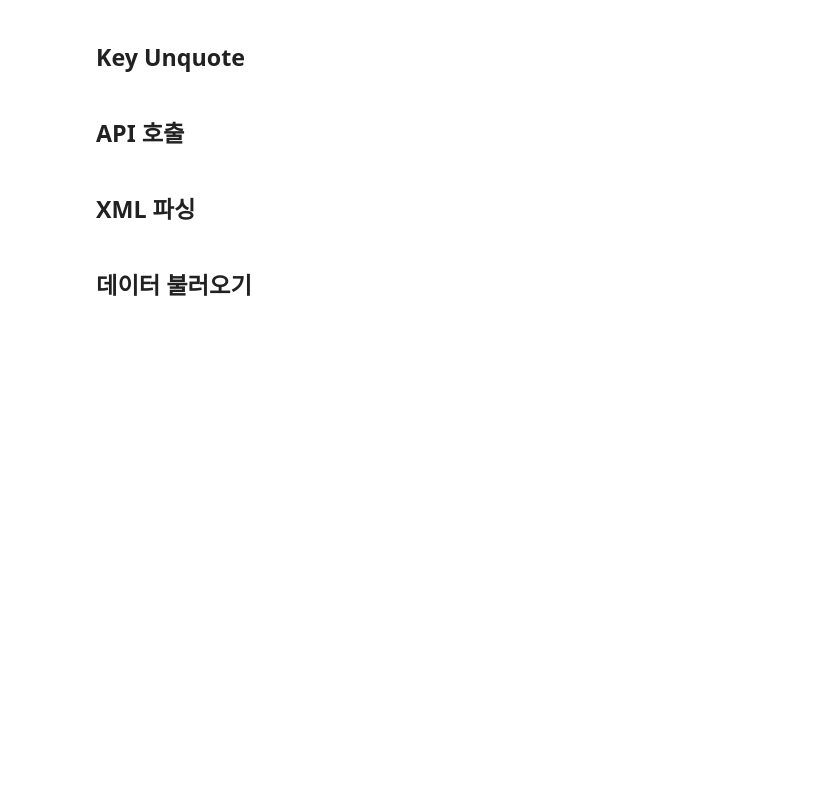
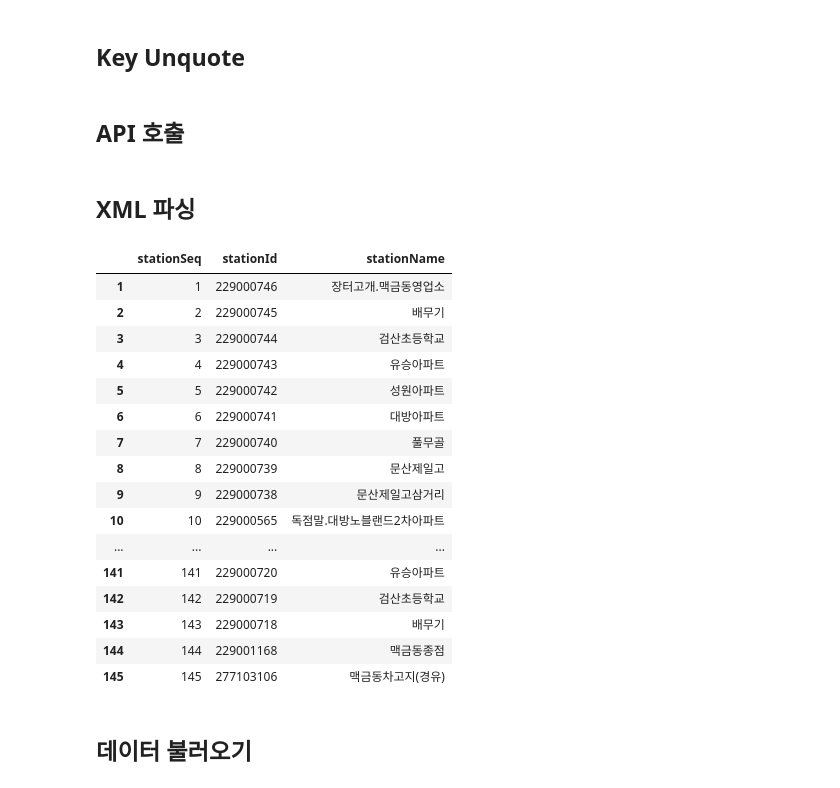
Before and after one commit to pilltong/Data-Structure-Project, a Jupyter notebook: BTTA_MakeTimeTable.ipynb, the cells around one changed output. Saved outputs shown, nothing was run; the diff lists cells and outputs as text; code cells hidden in the pictures; blank space fills up the shorter version.

```diff
--- a/BTTA_MakeTimeTable.ipynb
+++ b/BTTA_MakeTimeTable.ipynb
@@ -59,28 +81,46 @@ oneLineXML = urlopen(request).read().decode('utf8')
 # %%
 # xtree는 "openapi" 도메인 API 호출에서 "headerCd"에 상관없이 3개의 태그를 갖습니다.
 # [comMsgHeader, msgHeader, msgBody]
 xtree = ET.fromstring(oneLineXML)
 # for branch in xtree:
 #     print(branch)
 msgBody = xtree[2]
 
 tagList = ["stationSeq", "stationId", "stationName"]
 stationList = []
 for branch in msgBody:
     stationList.append([branch.find(tag).text for tag in tagList])
 
 # station_df의 index가 0부터 시작하는 문제를 해결 하기 위해 rangeIndex를 지정하였습니다.
 stationCount = len(stationList) # 뒤에서 다시 사용되므로 함수로 선언시 주의
 rangeIndex = pd.RangeIndex(start=1, stop=stationCount+1)
 
 station_df = pd.DataFrame(stationList, columns=tagList, index=rangeIndex)
 station_df = station_df.astype({
     "stationSeq" : "int32",
     "stationId" : "int32",
     "stationName" : "string"
 
 })
-# station_df
+station_df
+# %% [output]
+|  | stationSeq | stationId | stationName |
+| 1 | 1 | 229000746 | 장터고개.맥금동영업소 |
+| 2 | 2 | 229000745 | 배무기 |
+| 3 | 3 | 229000744 | 검산초등학교 |
+| 4 | 4 | 229000743 | 유승아파트 |
+| 5 | 5 | 229000742 | 성원아파트 |
+| 6 | 6 | 229000741 | 대방아파트 |
+| 7 | 7 | 229000740 | 풀무골 |
+| 8 | 8 | 229000739 | 문산제일고 |
+| 9 | 9 | 229000738 | 문산제일고삼거리 |
+| 10 | 10 | 229000565 | 독점말.대방노블랜드2차아파트 |
+| ... | ... | ... | ... |
+| 141 | 141 | 229000720 | 유승아파트 |
+| 142 | 142 | 229000719 | 검산초등학교 |
+| 143 | 143 | 229000718 | 배무기 |
+| 144 | 144 | 229001168 | 맥금동종점 |
+| 145 | 145 | 277103106 | 맥금동차고지(경유) |
 # %% [markdown]
 ## 데이터 불러오기
 # %%
```
Also changed, not shown: parts of 36 cells of this notebook, 1 other file.
